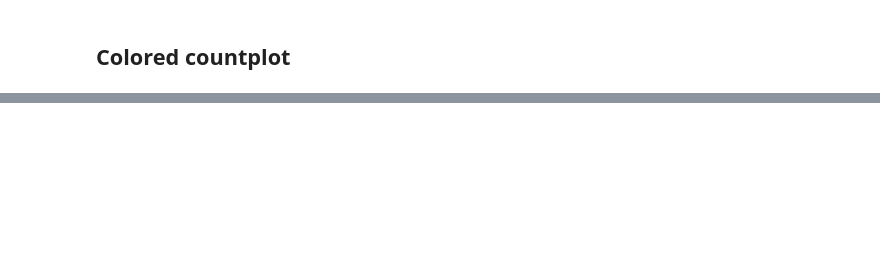
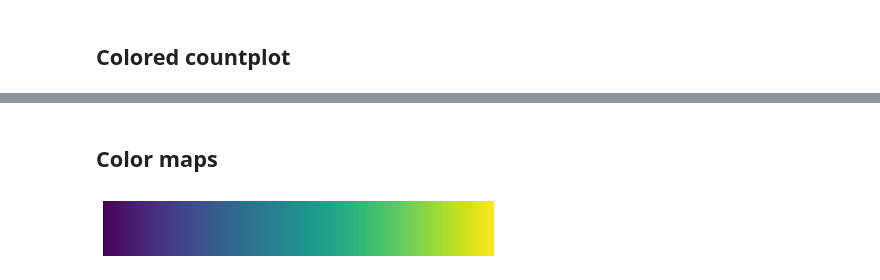
Before and after one commit to bacor/bbs-commentaries, a Jupyter notebook: Quick plot.ipynb, the cells around one changed output, grey strips where cells are left out. Cells and saved outputs as stored; diff of their text form; code cells hidden in the pictures; blank space fills up the shorter version.

```diff
--- a/Quick plot.ipynb
+++ b/Quick plot.ipynb
@@ -107,0 +129,12 @@ plt.savefig('figures/colored-count-plot.jpg', dpi=150)
+# %% [markdown]
+## Color maps
+# %%
+def show_cmap(cmap):
+    plt.figure(figsize=(7, 1))
+    plt.axis('off')
+    for x in np.linspace(0, 1, 100):
+        plt.axvline(x, color=cmap(x), lw=4)
+
+show_cmap(plt.get_cmap('viridis'))
+# %% [output]
+[figure, added]
```
Also changed, not shown: parts of 6 cells of this notebook.
